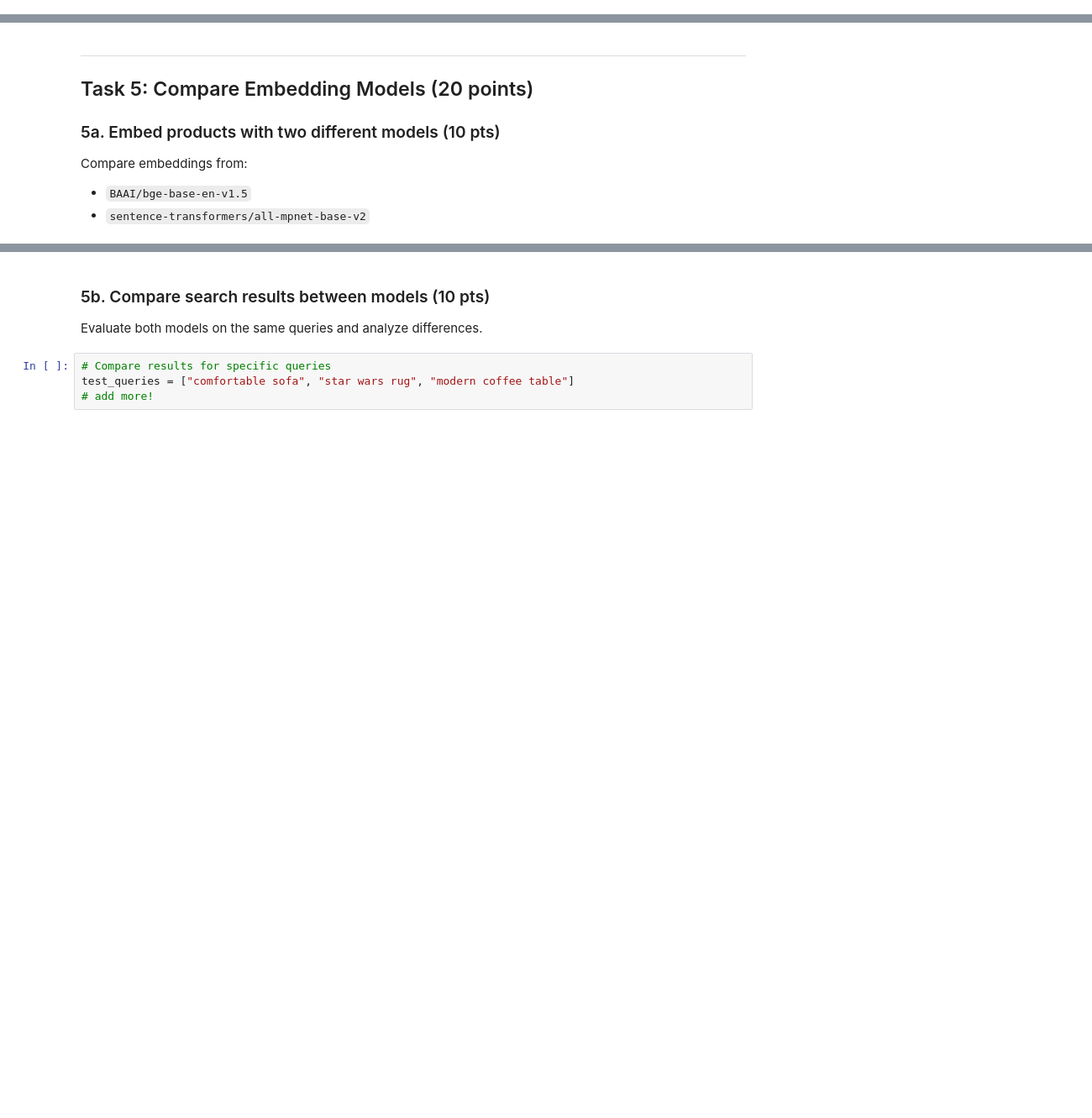
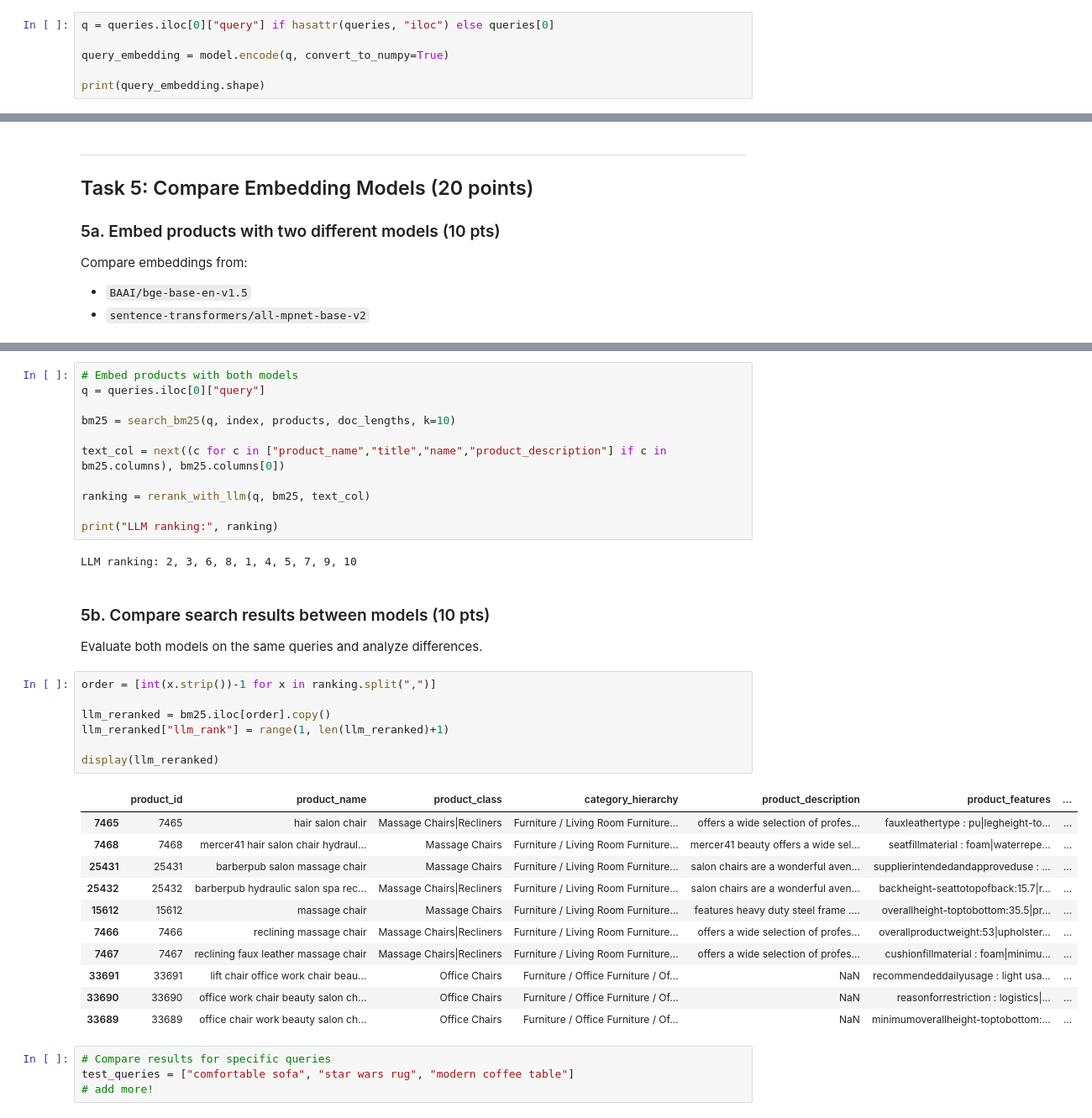
Before and after one commit to mo2696/ai-engineering-fordham, a Jupyter notebook: homework-4.ipynb, the cells around one changed output, grey strips where cells are left out. Shown at 84% size. Drawn from its saved outputs; the diff is of its cells as text; blank space fills up the shorter version.

```diff
--- a/homework-4.ipynb
+++ b/homework-4.ipynb
@@ -398,0 +497,6 @@ Use `sentence-transformers` to load a local embedding model and generate embeddi
+# %%
+q = queries.iloc[0]["query"] if hasattr(queries, "iloc") else queries[0]
+
+query_embedding = model.encode(q, convert_to_numpy=True)
+
+print(query_embedding.shape)
@@ -501,7 +1102,39 @@ Compare embeddings from:
+# %%
+# Embed products with both models
+q = queries.iloc[0]["query"]
+
+bm25 = search_bm25(q, index, products, doc_lengths, k=10)
+
+text_col = next((c for c in ["product_name","title","name","product_description"] if c in bm25.columns), bm25.columns[0])
+
+ranking = rerank_with_llm(q, bm25, text_col)
+
+print("LLM ranking:", ranking)
+# %% [output]
+LLM ranking: 2, 3, 6, 8, 1, 4, 5, 7, 9, 10
 # %% [markdown]
 ### 5b. Compare search results between models (10 pts)
 
 Evaluate both models on the same queries and analyze differences.
+# %%
+order = [int(x.strip())-1 for x in ranking.split(",")]
+
+llm_reranked = bm25.iloc[order].copy()
+llm_reranked["llm_rank"] = range(1, len(llm_reranked)+1)
+
+display(llm_reranked)
+# %% [output]
+|  | product_id | product_name | product_class | category_hierarchy | product_description | product_features | ... |
+| 7465 | 7465 | hair salon chair | Massage Chairs|Recliners | Furniture / Living Room Furniture... | offers a wide selection of profes... | fauxleathertype : pu|legheight-to... | ... |
+| 7468 | 7468 | mercer41 hair salon chair hydraul... | Massage Chairs | Furniture / Living Room Furniture... | mercer41 beauty offers a wide sel... | seatfillmaterial : foam|waterrepe... | ... |
+| 25431 | 25431 | barberpub salon massage chair | Massage Chairs | Furniture / Living Room Furniture... | salon chairs are a wonderful aven... | supplierintendedandapproveduse : ... | ... |
+| 25432 | 25432 | barberpub hydraulic salon spa rec... | Massage Chairs|Recliners | Furniture / Living Room Furniture... | salon chairs are a wonderful aven... | backheight-seattotopofback:15.7|r... | ... |
+| 15612 | 15612 | massage chair | Massage Chairs | Furniture / Living Room Furniture... | features heavy duty steel frame .... | overallheight-toptobottom:35.5|pr... | ... |
+| 7466 | 7466 | reclining massage chair | Massage Chairs|Recliners | Furniture / Living Room Furniture... | offers a wide selection of profes... | overallproductweight:53|upholster... | ... |
+| 7467 | 7467 | reclining faux leather massage chair | Massage Chairs|Recliners | Furniture / Living Room Furniture... | offers a wide selection of profes... | cushionfillmaterial : foam|minimu... | ... |
+| 33691 | 33691 | lift chair office work chair beau... | Office Chairs | Furniture / Office Furniture / Of... | NaN | recommendeddailyusage : light usa... | ... |
+| 33690 | 33690 | office work chair beauty salon ch... | Office Chairs | Furniture / Office Furniture / Of... | NaN | reasonforrestriction : logistics|... | ... |
+| 33689 | 33689 | office chair work beauty salon ch... | Office Chairs | Furniture / Office Furniture / Of... | NaN | minimumoverallheight-toptobottom:... | ... |
 # %%
 # Compare results for specific queries
 test_queries = ["comfortable sofa", "star wars rug", "modern coffee table"]
```
Also changed, not shown: parts of 39 cells of this notebook.
